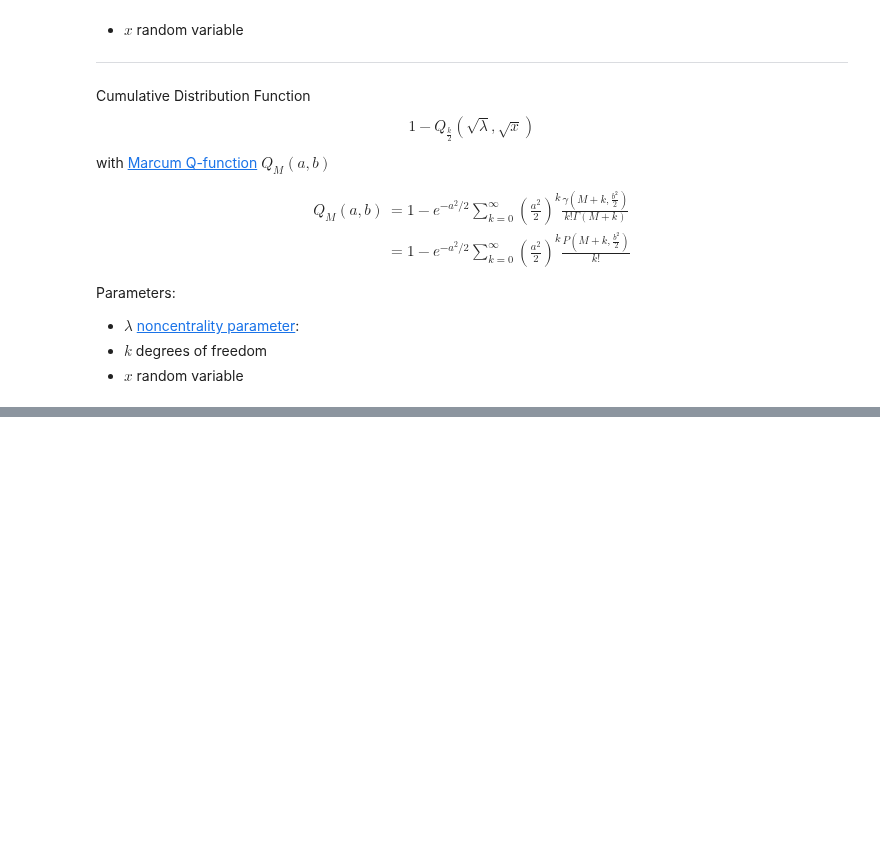
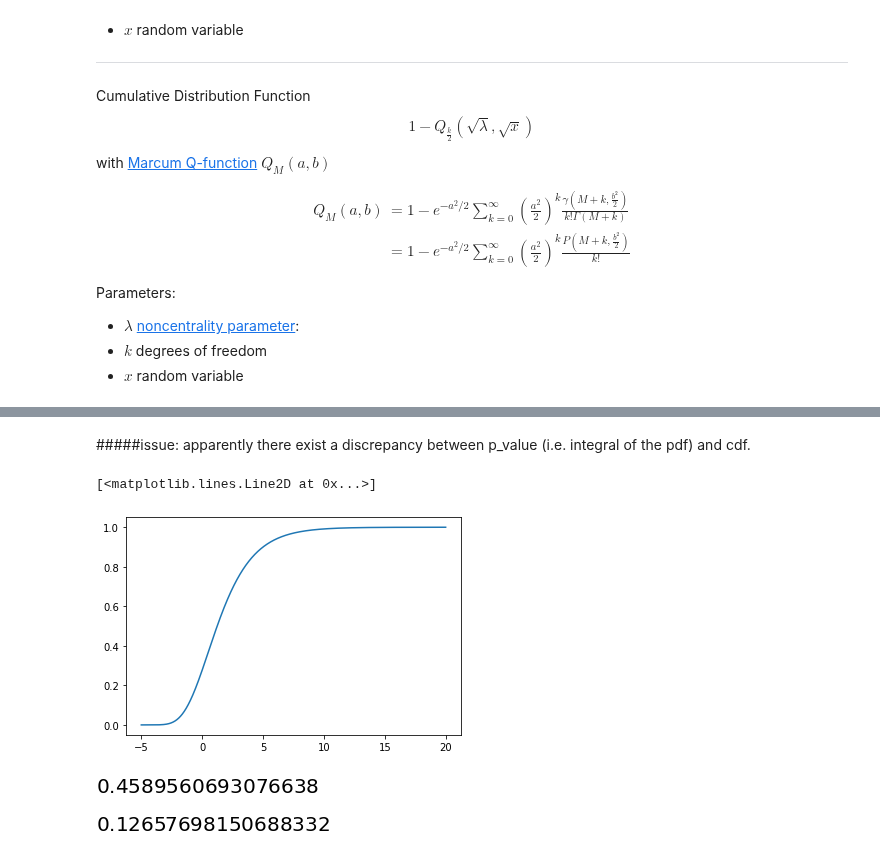
Before and after one commit to adeeconometrics/literate-programming, a Jupyter notebook: Probability_Distributions_Continuous.ipynb, the cells around one changed output, grey strips where cells are left out. Saved outputs shown, nothing was run; the diff lists cells and outputs as text; code cells hidden in the pictures; blank space fills up the shorter version.

```diff
--- a/Probability_Distributions_Continuous.ipynb
+++ b/Probability_Distributions_Continuous.ipynb
@@ -582,0 +648,18 @@ Parameters:
+# %%
+def gumbell_cdf(x, mu, beta):
+    return np.exp(-np.exp(-(x-mu)/beta))
+# %% [markdown]
+#####issue: apparently there exist a discrepancy between p_value (i.e. integral of the pdf) and cdf.
+# %%
+# plot cdf
+x = np.linspace(-5, 20, 100000)
+y_g_cdf=np.array([gumbell_cdf(i, mu, beta) for i in x])
+
+plt.plot(x, y_g_cdf)
+# %% [output]
+[<matplotlib.lines.Line2D at 0x...>]
+[figure, added]
+# %%
+gumbell_cdf(1,mu, beta)
+# %% [output]
+[figure, added]
@@ -582,0 +670,4 @@ Parameters:
+# %%
+gumbell_p(x_upper=1)
+# %% [output]
+[figure, added]
```
Also changed, not shown: parts of 71 cells of this notebook.
